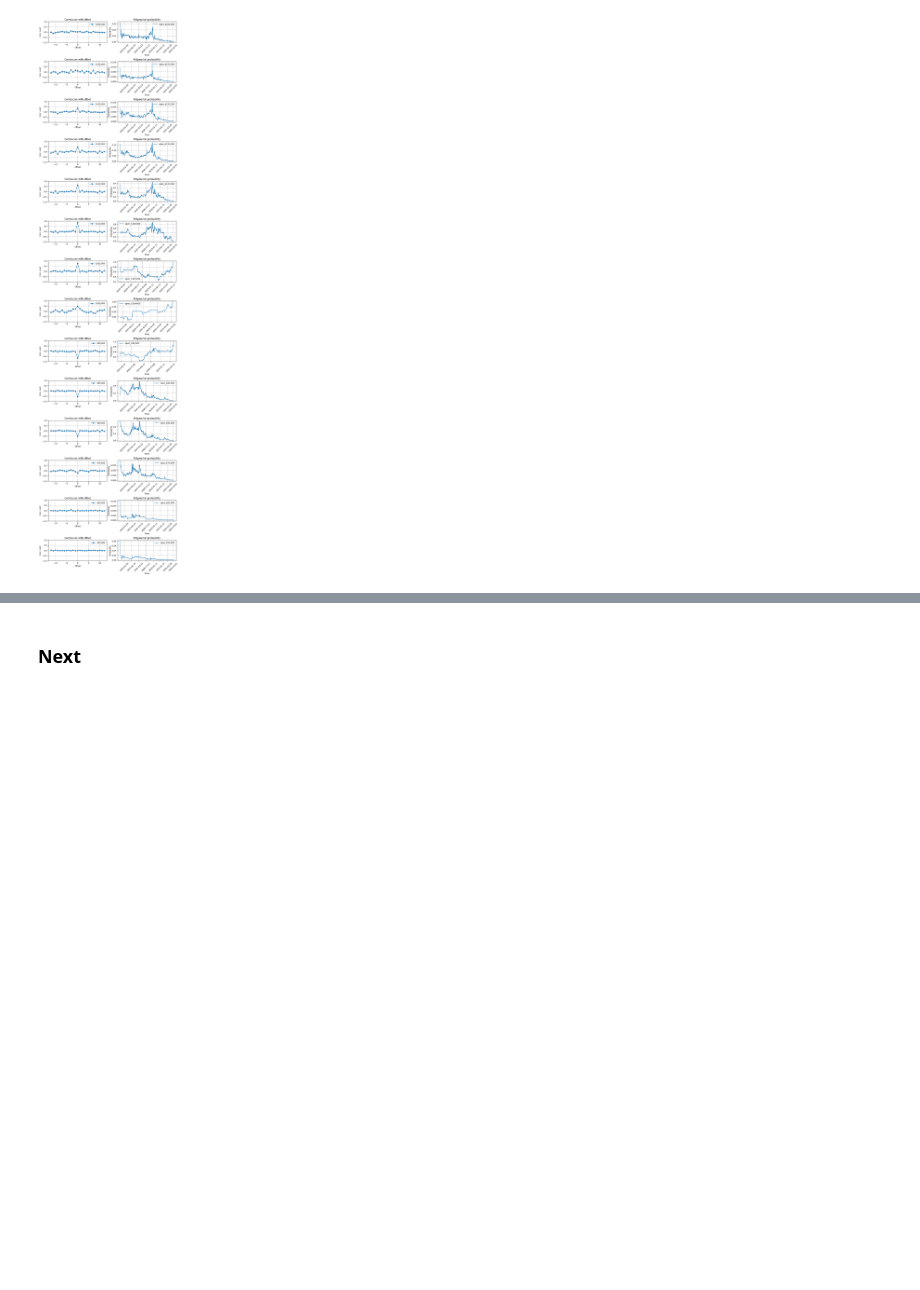
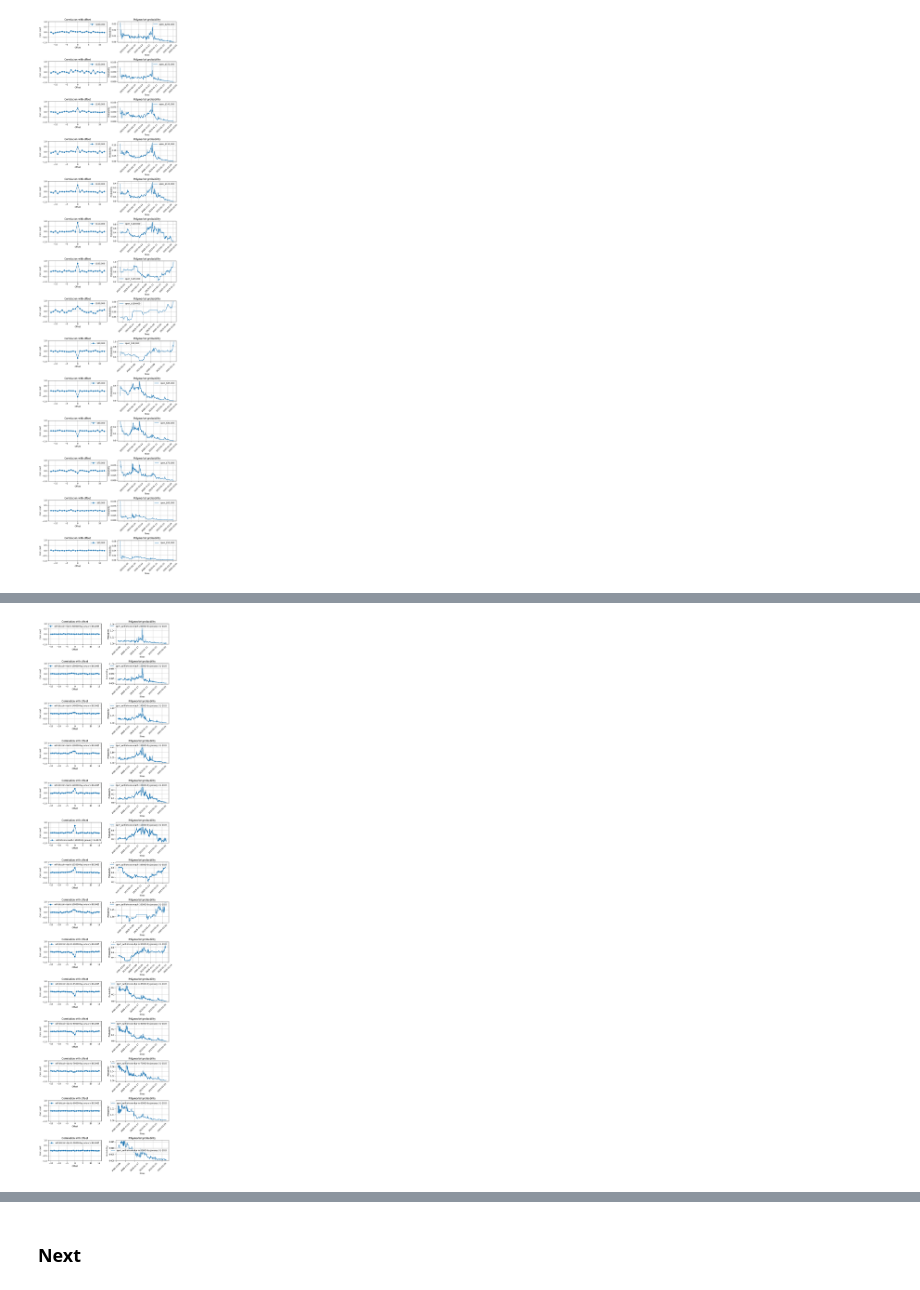
Before and after one commit to DiceNameIsMy/algotrading, a Jupyter notebook: src/main.ipynb, the cells around one changed output, grey strips where cells are left out. Saved outputs shown, nothing was run; the diff lists cells and outputs as text; code cells hidden in the pictures; blank space fills up the shorter version.

```diff
--- a/src/main.ipynb
+++ b/src/main.ipynb
@@ -125 +124,12 @@ analysis.plot_delta_correlation(
+# %%
+tmp = processed_market_data.copy()
+
+for idx, market in enumerate(tmp):
+    start_idx = len(market.index) // 4
+    end_idx = len(market.index) - 1
+    tmp[idx] = market.subset(market.index[start_idx], market.index[end_idx])
+
+analysis.plot_delta_correlation(tmp, fidelity, 10)
+# %% [output]
+[figure, added]
 # %% [markdown]
```
Also changed, not shown: parts of 5 cells of this notebook, 3 other files.
